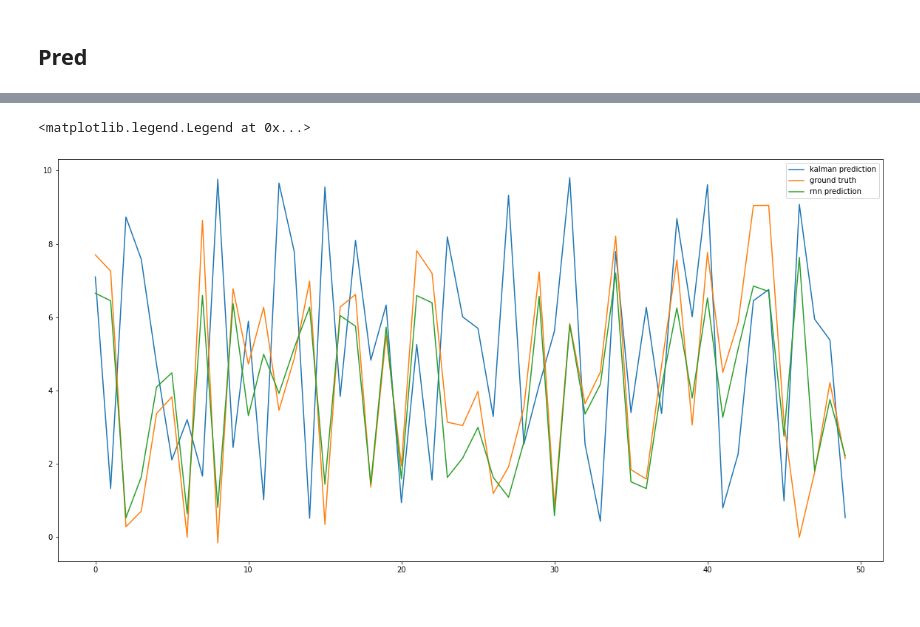
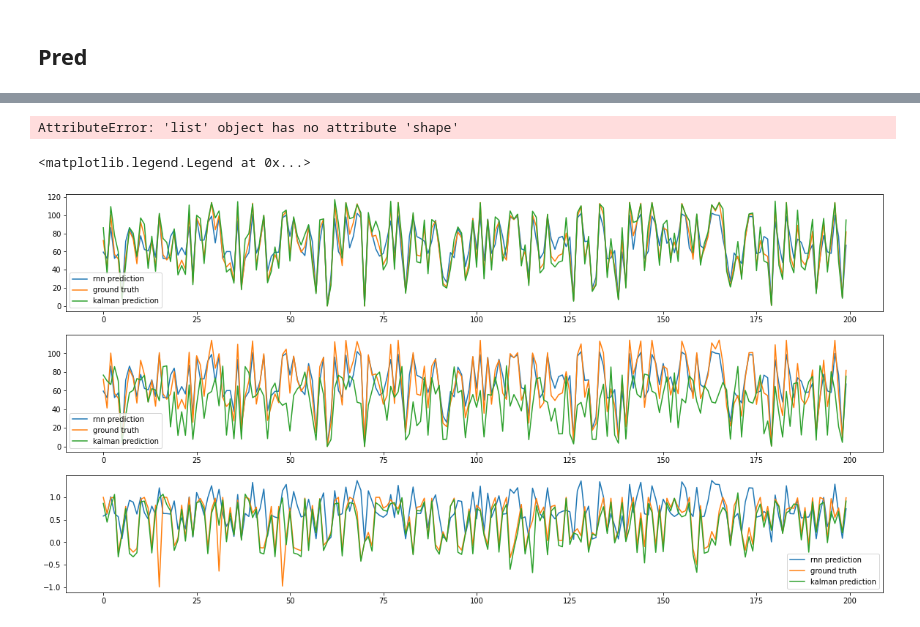
Before and after one commit to aneesurhashmi/kalmanfilters_nn, a Jupyter notebook: 2D/rnn.ipynb, the cells around one changed output, grey strips where cells are left out. Drawn from its saved outputs; the diff is of its cells as text; code cells hidden in the pictures.

```diff
--- a/2D/rnn.ipynb
+++ b/2D/rnn.ipynb
@@ -201,8 +224,8 @@ test_loader = torch.utils.data.DataLoader(test_dataset, batch_size=batch_size, s
 # %% [markdown]
 ## Gear Up | Train | Launch
 # %%
-input_size = 9
-output_size = 1
+input_size = 18
+output_size = train_output.shape[1]
 hidden_size = 256
 lr = 0.0001
 
@@ -294,3 +311,0 @@ sum(loss_cache)
-# %%
-# reshape test_pred to 1d
-test_pred = torch.cat(test_pred, dim=0)
@@ -307,20 +318,77 @@ Name: kalman prediction, dtype: float64
+# %%
+test_output.shape, test_pred.shape
+test_pred_x = test_pred[:, 0].cpu().numpy()
+test_pred_y = test_pred[:, 1].cpu().numpy()
+test_pred_theta = test_pred[:, 2].cpu().numpy()
+
+test_output_x = test_output[:, 0]
+test_output_y = test_output[:, 1]
+test_output_theta = test_output[:, 2]
+
+kalman_pred_x = test_kalman_pred[:, 0]
+kalman_pred_y = test_kalman_pred[:, 1]
+kalman_pred_theta = test_kalman_pred[:, 2]
+# %% [output]
+AttributeError: 'list' object has no attribute 'shape'
 # %%
 # kf_pred = torch.tensor(test_df['kalman prediction'].to_list()).reshape(-1, 1)
 # gt = torch.tensor(test_df['ground truth'].to_list()).reshape(-1, 1)
 
 # gt.shape, kf_pred.shape
 
-split = 50
+split = 200
 
 
 plt.figure(figsize=(20, 10))
-plt.plot(kl_test[:split])
-plt.plot(test_output[:split])
-plt.plot(test_pred.detach().cpu()[:split])
 
-plt.legend(['kalman prediction', 'ground truth', 'rnn prediction'])
-# plt.legend(['ground truth', 'rnn prediction'])
-# plt.plot(pred.to_list())
+plt.subplot(3, 1, 1)
+plt.plot(test_pred_x[:split])
+plt.plot(test_output_x[:split])
+plt.plot(kalman_pred_x[:split])
+plt.legend(['rnn prediction', 'ground truth', 'kalman prediction'])
+
+
+plt.subplot(3, 1, 2)
+plt.plot(test_pred_y[:split])
+plt.plot(test_output_y[:split])
+plt.plot(kalman_pred_y[:split])
+plt.legend(['rnn prediction', 'ground truth', 'kalman prediction'])
+
+plt.subplot(3, 1, 3)
+plt.plot(test_pred_theta[:split])
+plt.plot(test_output_theta[:split])
+plt.plot(kalman_pred_theta[:split])
+plt.legend(['rnn prediction', 'ground truth', 'kalman prediction'])
+
+
+
+# plt.figure(figsize=(20, 10))
+
+# plt.subplot(3, 1, 1)
+# plt.plot(test_pred_x[:split])
+# plt.plot(test_output_x[:split])
+
+# plt.legend(['rnn prediction', 'ground truth'])
+
+# plt.subplot(3, 1, 2)
+# plt.plot(test_pred_y[:split])
+# plt.plot(test_output_y[:split])
+# plt.legend(['rnn prediction', 'ground truth'])
+
+# plt.subplot(3, 1, 3)
+# plt.plot(test_pred_theta[:split])
+# plt.plot(test_output_theta[:split])
+# plt.legend(['rnn prediction', 'ground truth'])
+
+# plt.subplot(4, 1, 4)
+
+# # plt.plot(kl_test[:split])
+# plt.plot(test_output[:split])
+# plt.plot(test_pred.detach().cpu()[:split])
+
+# plt.legend(['kalman prediction', 'ground truth', 'rnn prediction'])
+# # plt.legend(['ground truth', 'rnn prediction'])
+# # plt.plot(pred.to_list())
 # %% [output]
 <matplotlib.legend.Legend at 0x...>
-[figure, old version]
+[figure, new version]
```
Also changed, not shown: parts of 26 cells of this notebook, 5 other files.
